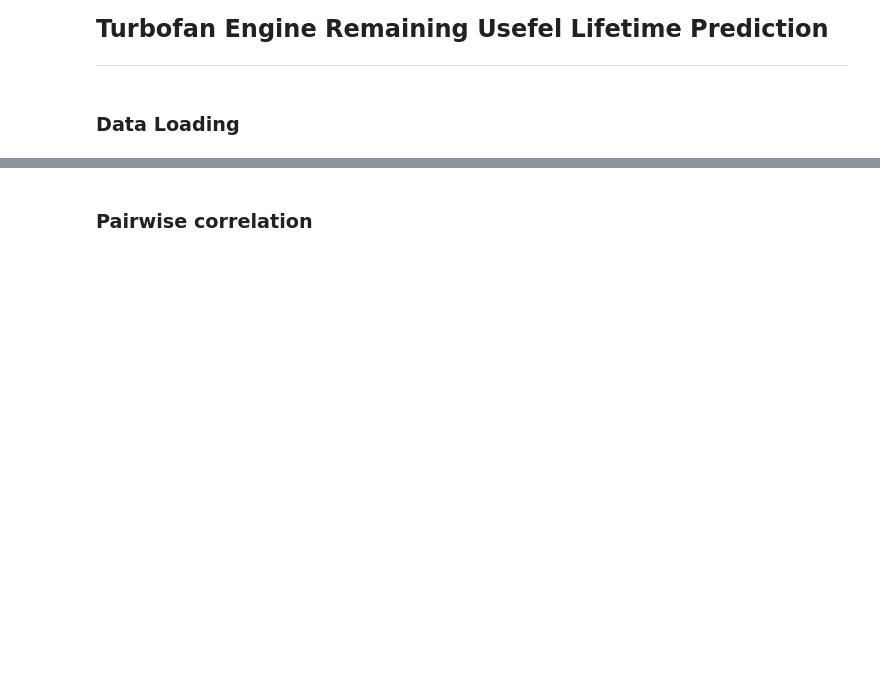
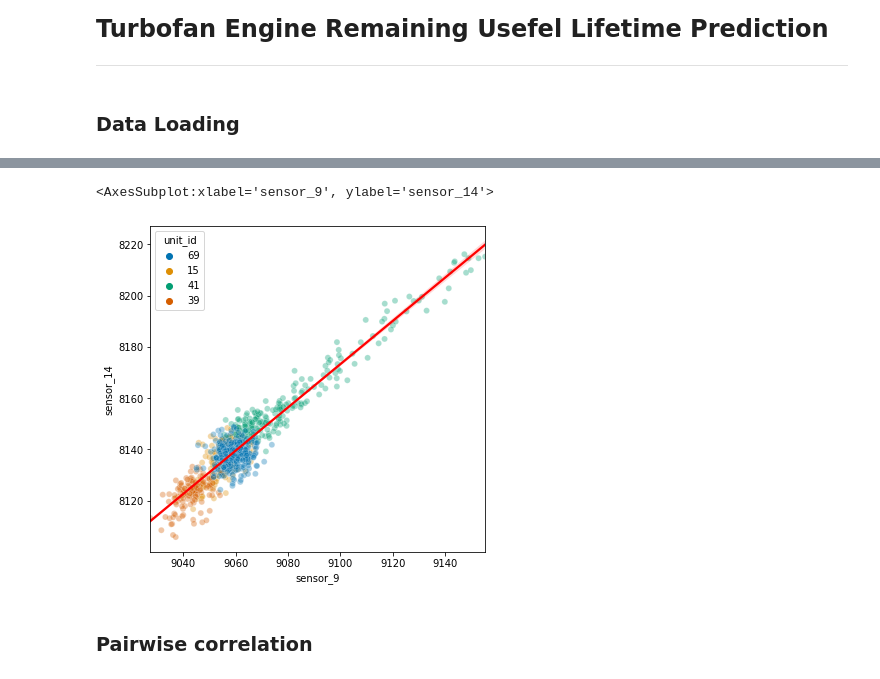
Before and after one commit to HazmilH/turbofan_rul_prediction, a Jupyter notebook: notebooks/01-eda_preprocessing.ipynb, the cells around one changed output, grey strips where cells are left out. Drawn from its saved outputs; the diff is of its cells as text; code cells hidden in the pictures; blank space fills up the shorter version.

```diff
--- a/notebooks/01-eda_preprocessing.ipynb
+++ b/notebooks/01-eda_preprocessing.ipynb
@@ -63,0 +85,4 @@ df.head()
+# %%
+selected_id = [69, 15, 41, 39]
+df_sel = df.loc[df['unit_id'].isin(selected_id)]
+df_sel.head()
@@ -64,3 +96,13 @@ df.head()
+# %%
+plt.figure(figsize=(6,6))
+# sns.lineplot(data=df_sel, x='time_cycle', y='RUL', hue='unit_id', hue_order=[69, 15, 41, 39], palette='colorblind')
+# sns.lineplot(data=df_sel, x='RUL', y='sensor_9', hue='unit_id', hue_order=[69, 15, 41, 39], palette='colorblind')
+# plt.gca().invert_xaxis()
+sns.scatterplot(data=df_sel, x='sensor_9', y='sensor_14', hue='unit_id', hue_order=[69, 15, 41, 39], palette='colorblind', alpha=0.35)
+sns.regplot(data=df_sel, x='sensor_9', y='sensor_14', color='red', scatter=False)
+# %% [output]
+<AxesSubplot:xlabel='sensor_9', ylabel='sensor_14'>
+[figure, added]
 # %% [markdown]
 ### Pairwise correlation
 # %%
```
Also changed, not shown: parts of 10 cells of this notebook, 4 other files.
